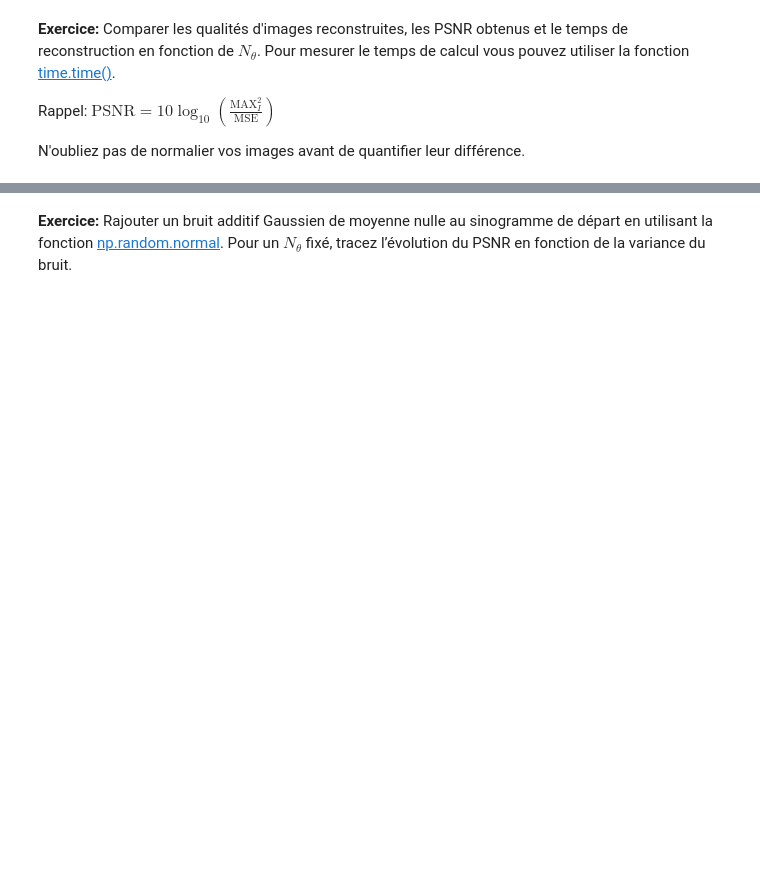
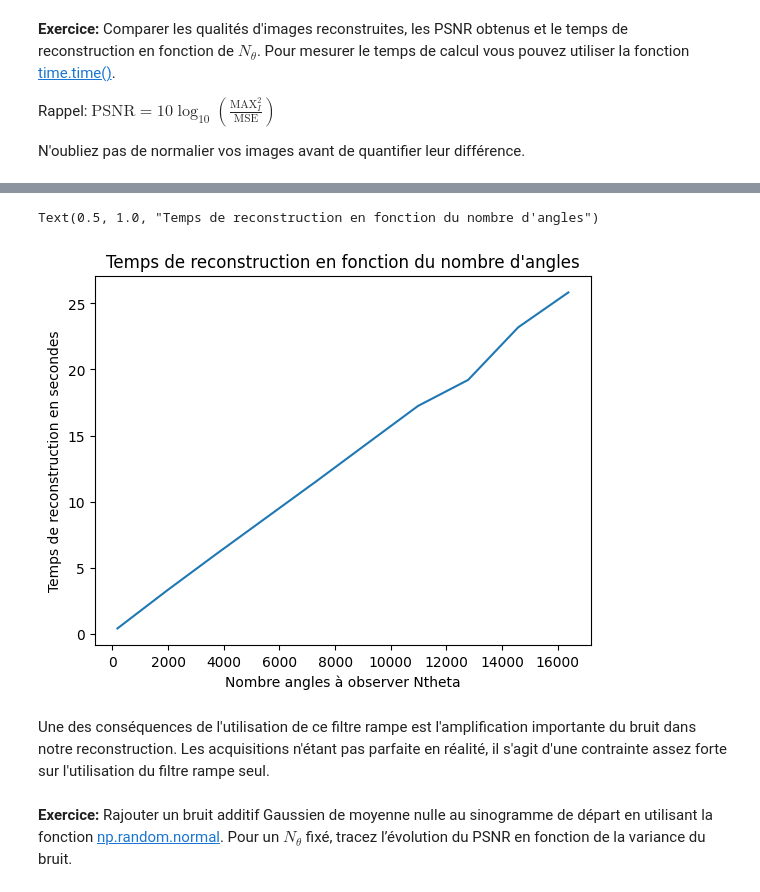
Before and after one commit to Larthur00/tomographie, a Jupyter notebook: tp_tomo.ipynb, the cells around one changed output, grey strips where cells are left out. Saved outputs shown, nothing was run; the diff lists cells and outputs as text; code cells hidden in the pictures; blank space fills up the shorter version.

```diff
--- a/tp_tomo.ipynb
+++ b/tp_tomo.ipynb
@@ -257,2 +349,13 @@ N'oubliez pas de normalier vos images avant de quantifier leur différence.
+# %%
+plt.figure()
+plt.plot(liste_ntheta, liste_temps)
+plt.xlabel('Nombre angles à observer Ntheta')
+plt.ylabel('Temps de reconstruction en secondes')
+plt.title("Temps de reconstruction en fonction du nombre d'angles")
+# %% [output]
+Text(0.5, 1.0, "Temps de reconstruction en fonction du nombre d'angles")
+[figure, added]
+# %% [markdown]
+Une des conséquences de l'utilisation de ce filtre rampe est l'amplification importante du bruit dans notre reconstruction. Les acquisitions n'étant pas parfaite en réalité, il s'agit d'une contrainte assez forte sur l'utilisation du filtre rampe seul.
 # %% [markdown]
 **Exercice:** Rajouter un bruit additif Gaussien de moyenne nulle au sinogramme de départ en utilisant la fonction [np.random.normal](https://numpy.org/doc/stable/reference/random/generated/numpy.random.normal.html). Pour un $N_\theta$ fixé, tracez l’évolution du PSNR en fonction de la variance du bruit.
```
Also changed, not shown: parts of 47 cells of this notebook.
